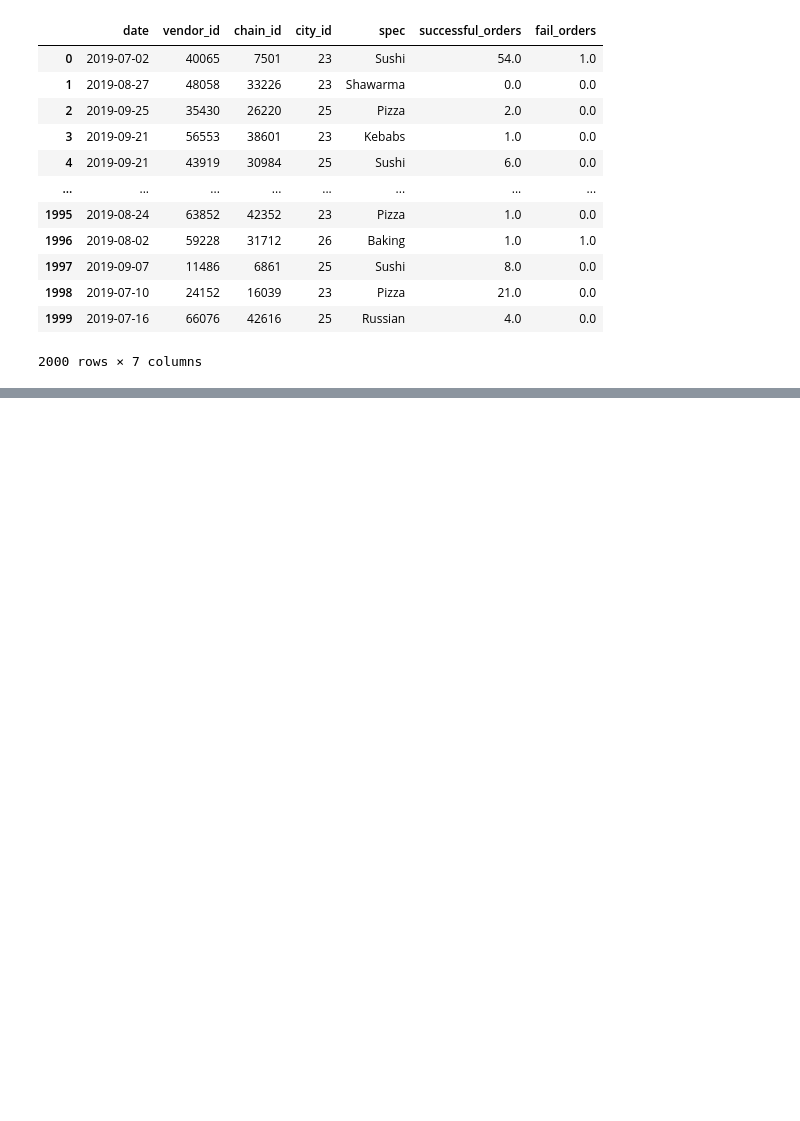
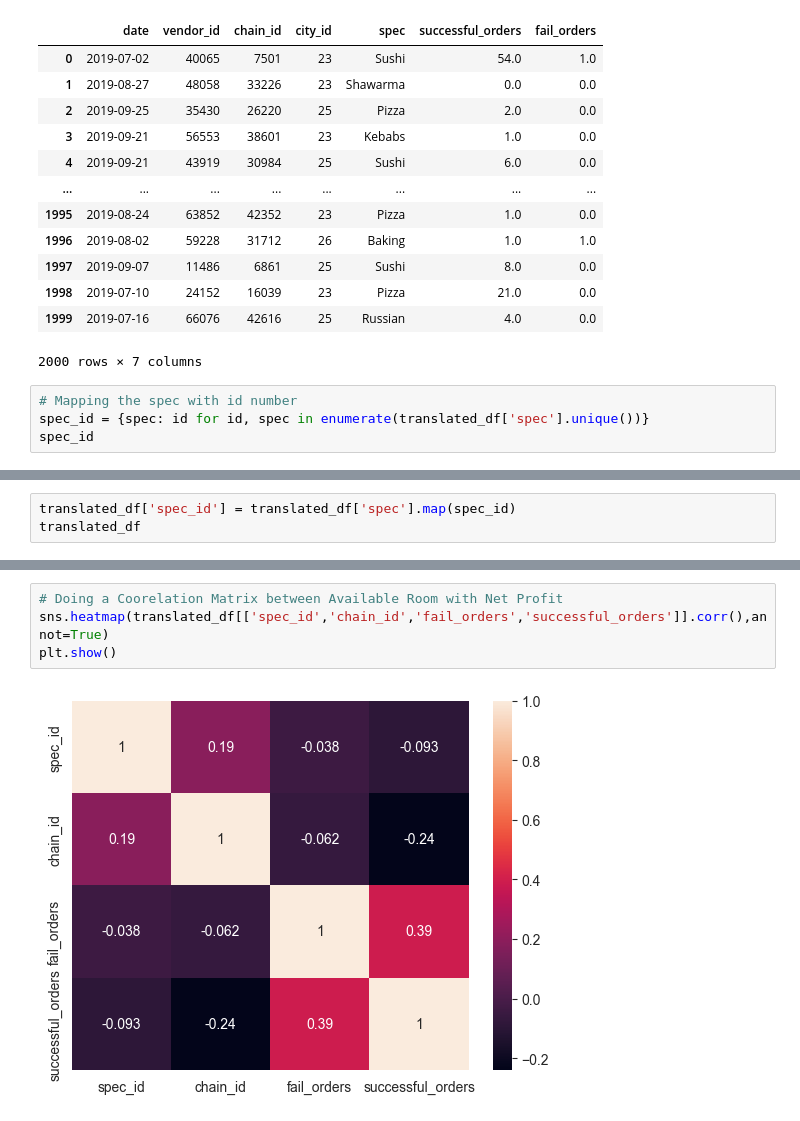
Before and after one commit to DMMPrice/Python-class, a Jupyter notebook: Project - 4/Order_analysis.ipynb, the cells around one changed output, grey strips where cells are left out. Cells and saved outputs as stored; diff of their text form; blank space fills up the shorter version.

```diff
--- a/Project - 4/Order_analysis.ipynb
+++ b/Project - 4/Order_analysis.ipynb
@@ -182,3 +182,7 @@ translated_df
 | 1998 | 2019-07-10 | 24152 | 16039 | 23 | Pizza | 21.0 | 0.0 |
 | 1999 | 2019-07-16 | 66076 | 42616 | 25 | Russian | 4.0 | 0.0 |
 2000 rows × 7 columns
+# %%
+# Mapping the spec with id number
+spec_id = {spec: id for id, spec in enumerate(translated_df['spec'].unique())}
+spec_id
@@ -184,0 +207,3 @@ translated_df
+# %%
+translated_df['spec_id'] = translated_df['spec'].map(spec_id)
+translated_df
@@ -184,0 +244,6 @@ translated_df
+# %%
+# Doing a Coorelation Matrix between Available Room with Net Profit
+sns.heatmap(translated_df[['spec_id','chain_id','fail_orders','successful_orders']].corr(),annot=True)
+plt.show()
+# %% [output]
+[figure, added]
```
Also changed, not shown: parts of 7 cells of this notebook, 8 other files.
